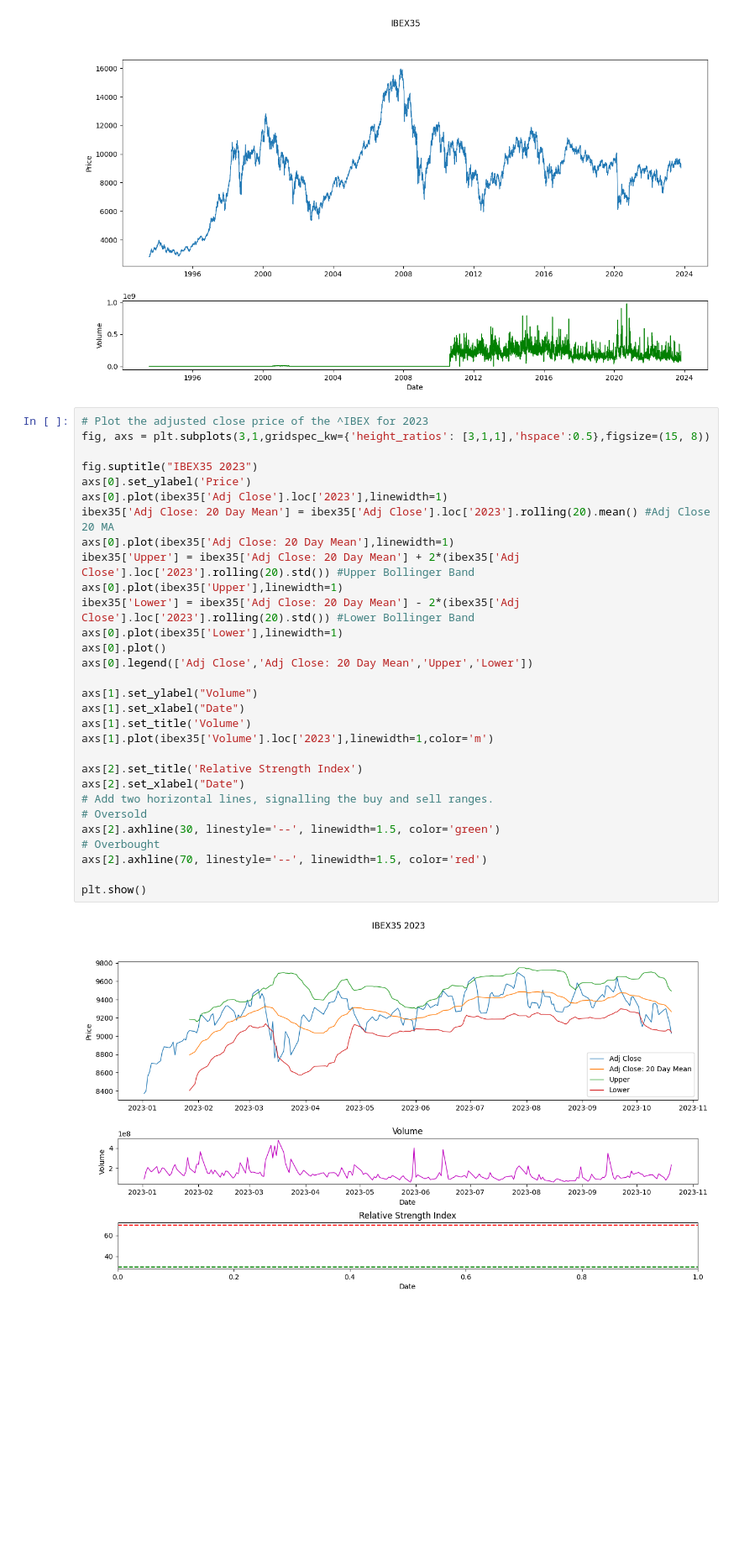
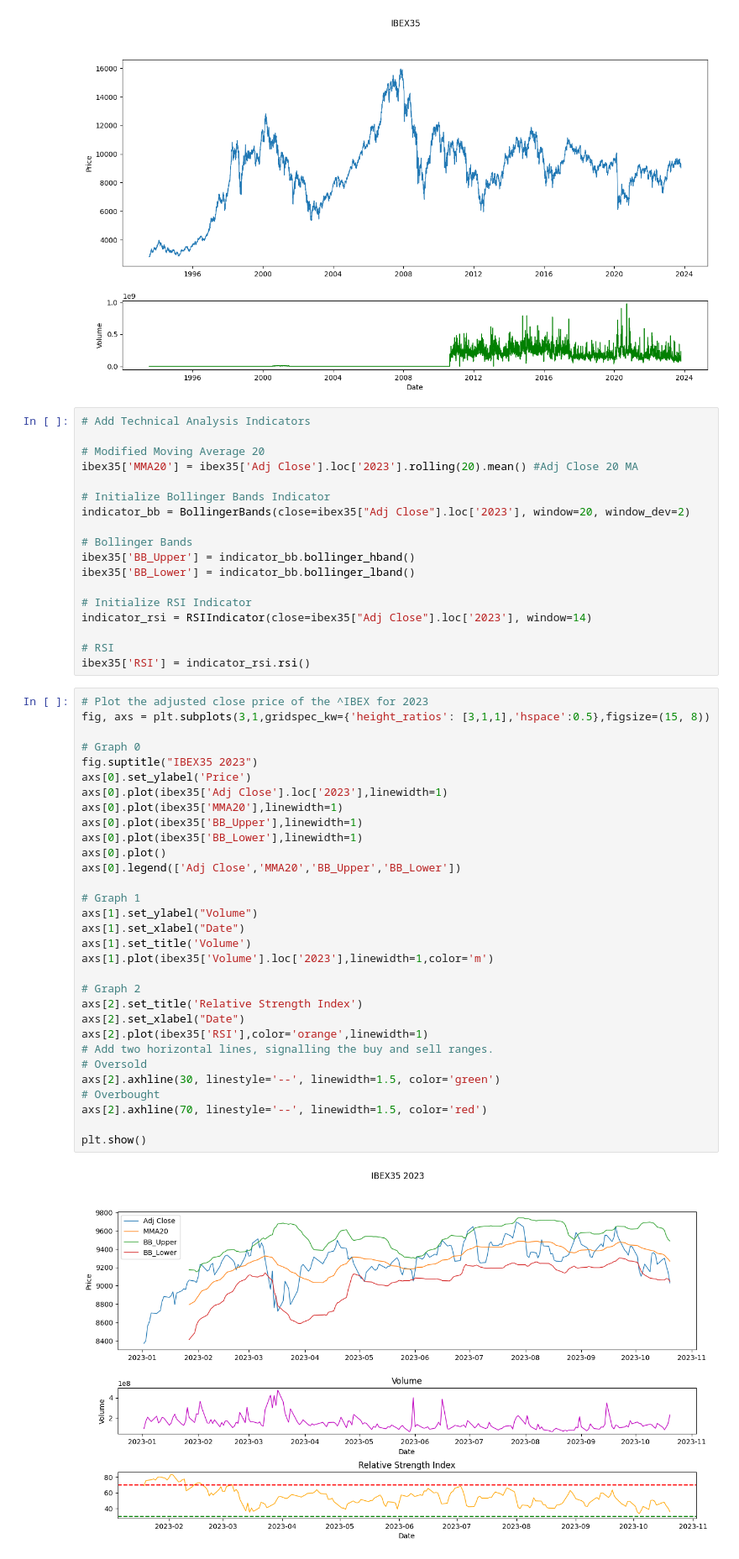
Before and after one commit to alfonrodrisimon/Stock-Market-Finance-Python, a Jupyter notebook: notebooks/Ibex35-notebook.ipynb, the cells around one changed output. Shown at 84% size. Cells and saved outputs as stored; diff of their text form; blank space fills up the shorter version.

```diff
--- a/notebooks/Ibex35-notebook.ipynb
+++ b/notebooks/Ibex35-notebook.ipynb
@@ -59,35 +61,54 @@ axs[1].plot(ibex35['Volume'],linewidth=1,color='g')
 plt.show()
 # %% [output]
 [figure]
+# %%
+# Add Technical Analysis Indicators
+
+# Modified Moving Average 20
+ibex35['MMA20'] = ibex35['Adj Close'].loc['2023'].rolling(20).mean() #Adj Close 20 MA
+
+# Initialize Bollinger Bands Indicator
+indicator_bb = BollingerBands(close=ibex35["Adj Close"].loc['2023'], window=20, window_dev=2)
+
+# Bollinger Bands
+ibex35['BB_Upper'] = indicator_bb.bollinger_hband()
+ibex35['BB_Lower'] = indicator_bb.bollinger_lband()
+
+# Initialize RSI Indicator
+indicator_rsi = RSIIndicator(close=ibex35["Adj Close"].loc['2023'], window=14)
+
+# RSI
+ibex35['RSI'] = indicator_rsi.rsi()
 # %%
 # Plot the adjusted close price of the ^IBEX for 2023
 fig, axs = plt.subplots(3,1,gridspec_kw={'height_ratios': [3,1,1],'hspace':0.5},figsize=(15, 8))
 
+# Graph 0
 fig.suptitle("IBEX35 2023")
 axs[0].set_ylabel('Price')
 axs[0].plot(ibex35['Adj Close'].loc['2023'],linewidth=1)
-ibex35['Adj Close: 20 Day Mean'] = ibex35['Adj Close'].loc['2023'].rolling(20).mean() #Adj Close 20 MA
-axs[0].plot(ibex35['Adj Close: 20 Day Mean'],linewidth=1)
-ibex35['Upper'] = ibex35['Adj Close: 20 Day Mean'] + 2*(ibex35['Adj Close'].loc['2023'].rolling(20).std()) #Upper Bollinger Band
-axs[0].plot(ibex35['Upper'],linewidth=1)
-ibex35['Lower'] = ibex35['Adj Close: 20 Day Mean'] - 2*(ibex35['Adj Close'].loc['2023'].rolling(20).std()) #Lower Bollinger Band
-axs[0].plot(ibex35['Lower'],linewidth=1)
+axs[0].plot(ibex35['MMA20'],linewidth=1)
+axs[0].plot(ibex35['BB_Upper'],linewidth=1)
+axs[0].plot(ibex35['BB_Lower'],linewidth=1)
 axs[0].plot()
-axs[0].legend(['Adj Close','Adj Close: 20 Day Mean','Upper','Lower'])
+axs[0].legend(['Adj Close','MMA20','BB_Upper','BB_Lower'])
 
+# Graph 1
 axs[1].set_ylabel("Volume")
 axs[1].set_xlabel("Date")
 axs[1].set_title('Volume')
 axs[1].plot(ibex35['Volume'].loc['2023'],linewidth=1,color='m')
 
+# Graph 2
 axs[2].set_title('Relative Strength Index')
 axs[2].set_xlabel("Date")
+axs[2].plot(ibex35['RSI'],color='orange',linewidth=1)
 # Add two horizontal lines, signalling the buy and sell ranges.
 # Oversold
 axs[2].axhline(30, linestyle='--', linewidth=1.5, color='green')
 # Overbought
 axs[2].axhline(70, linestyle='--', linewidth=1.5, color='red')
 
 plt.show()
 # %% [output]
-[figure, old version]
+[figure, new version]
```
Also changed, not shown: parts of 2 cells of this notebook.
